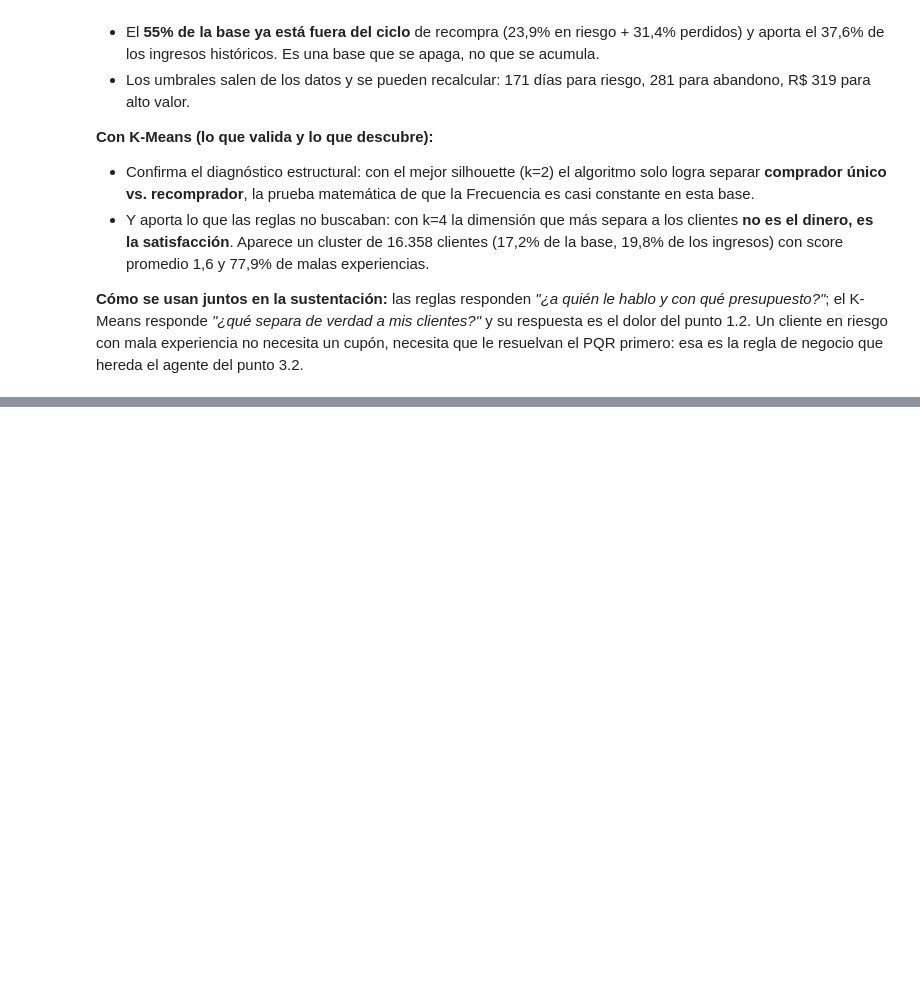
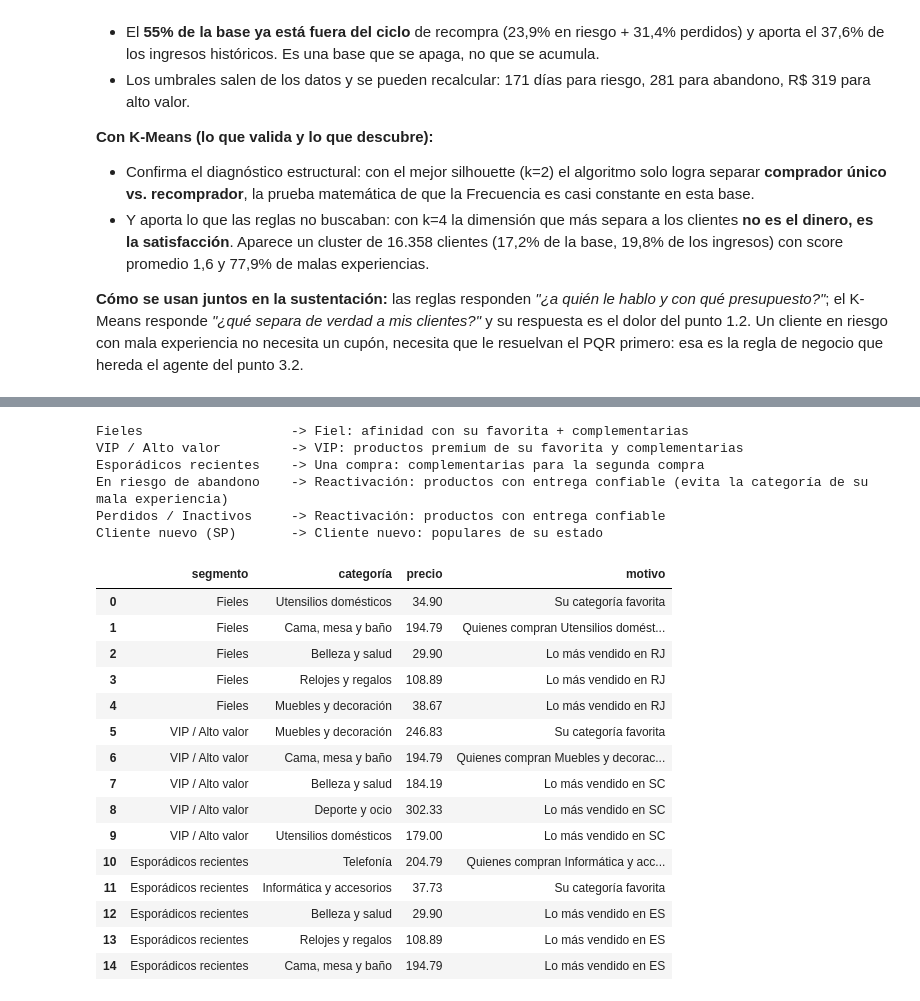
Before and after one commit to Mateo-Rua/prueba-tecnica-proteccion-ds-ia, a Jupyter notebook: notebooks/02_punto2_segmentacion_ubicacion.ipynb, the cells around one changed output, grey strips where cells are left out. Drawn from its saved outputs; the diff is of its cells as text; code cells hidden in the pictures; blank space fills up the shorter version.

```diff
--- a/notebooks/02_punto2_segmentacion_ubicacion.ipynb
+++ b/notebooks/02_punto2_segmentacion_ubicacion.ipynb
@@ -498,0 +535,32 @@ Guardado: C:\Users\user\Downloads\prueba-tecnica-proteccion-ds-ia\data\processed
+# %%
+ejemplos = [(e["segmento"], e["id"]) for e in art["ejemplos"]] + [("Cliente nuevo (SP)", "id-inexistente")]
+filas = []
+for segmento, cid in ejemplos:
+    r = recomendar(cid, art, k=5)
+    for x in r["recomendaciones"]:
+        filas.append({"segmento": segmento, "categoría": x["categoria"], "precio": x["precio"], "motivo": x["motivo"]})
+    print(f"{segmento:24} -> {r['estrategia']}")
+pd.DataFrame(filas).groupby("segmento", sort=False).head(5).head(15)
+# %% [output]
+Fieles                   -> Fiel: afinidad con su favorita + complementarias
+VIP / Alto valor         -> VIP: productos premium de su favorita y complementarias
+Esporádicos recientes    -> Una compra: complementarias para la segunda compra
+En riesgo de abandono    -> Reactivación: productos con entrega confiable (evita la categoría de su mala experiencia)
+Perdidos / Inactivos     -> Reactivación: productos con entrega confiable
+Cliente nuevo (SP)       -> Cliente nuevo: populares de su estado
+|  | segmento | categoría | precio | motivo |
+| 0 | Fieles | Utensilios domésticos | 34.90 | Su categoría favorita |
+| 1 | Fieles | Cama, mesa y baño | 194.79 | Quienes compran Utensilios domést... |
+| 2 | Fieles | Belleza y salud | 29.90 | Lo más vendido en RJ |
+| 3 | Fieles | Relojes y regalos | 108.89 | Lo más vendido en RJ |
+| 4 | Fieles | Muebles y decoración | 38.67 | Lo más vendido en RJ |
+| 5 | VIP / Alto valor | Muebles y decoración | 246.83 | Su categoría favorita |
+| 6 | VIP / Alto valor | Cama, mesa y baño | 194.79 | Quienes compran Muebles y decorac... |
+| 7 | VIP / Alto valor | Belleza y salud | 184.19 | Lo más vendido en SC |
+| 8 | VIP / Alto valor | Deporte y ocio | 302.33 | Lo más vendido en SC |
+| 9 | VIP / Alto valor | Utensilios domésticos | 179.00 | Lo más vendido en SC |
+| 10 | Esporádicos recientes | Telefonía | 204.79 | Quienes compran Informática y acc... |
+| 11 | Esporádicos recientes | Informática y accesorios | 37.73 | Su categoría favorita |
+| 12 | Esporádicos recientes | Belleza y salud | 29.90 | Lo más vendido en ES |
+| 13 | Esporádicos recientes | Relojes y regalos | 108.89 | Lo más vendido en ES |
+| 14 | Esporádicos recientes | Cama, mesa y baño | 194.79 | Lo más vendido en ES |
```
Also changed, not shown: parts of 10 cells of this notebook, 7 other files.
